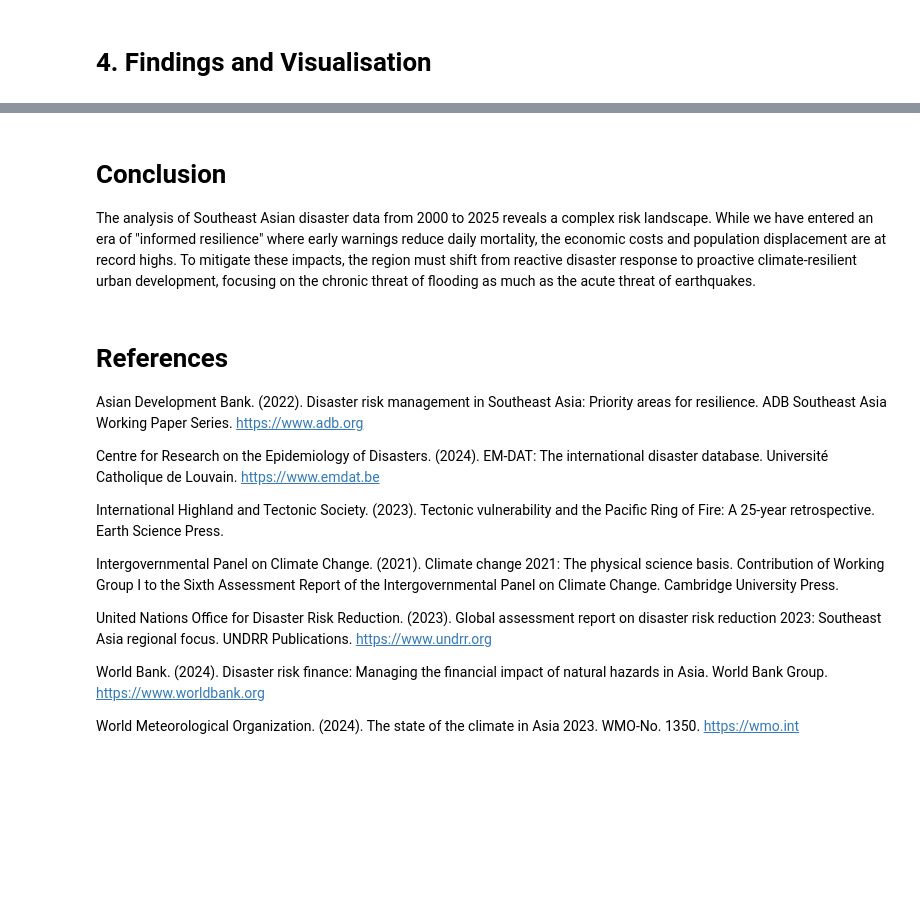
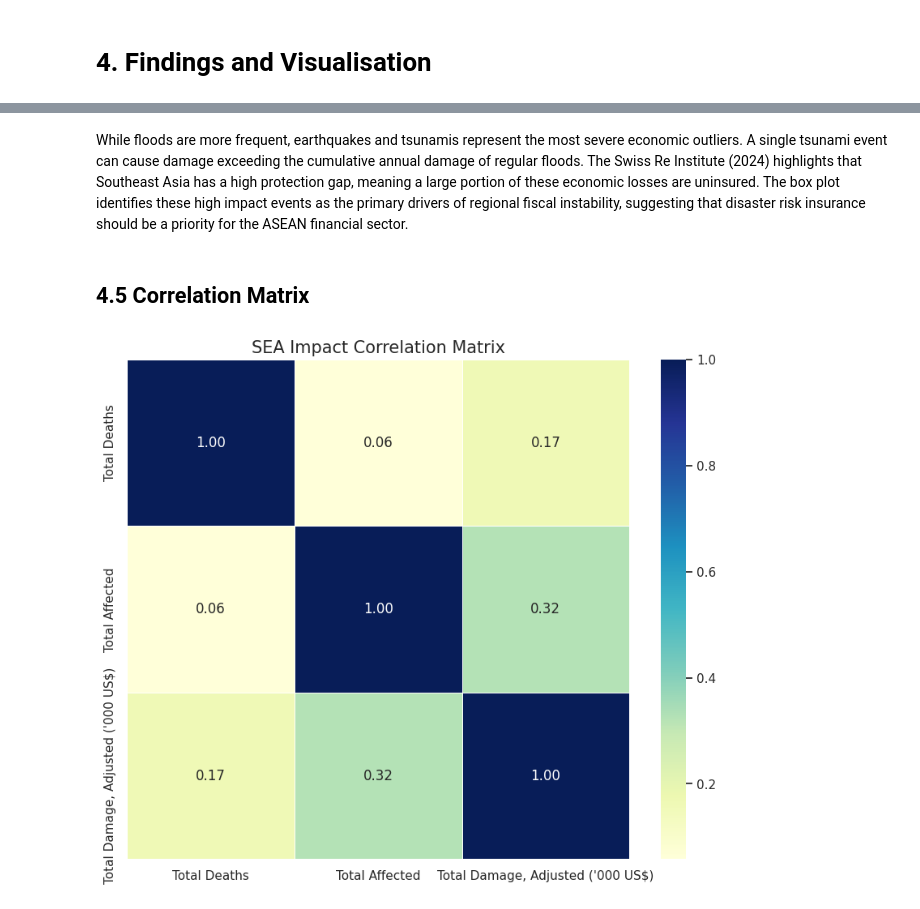
Before and after one commit to Rozieyati/Project_2_Data_Science, a Jupyter notebook: P166417_Impact_Analysis_of_Natural_Disasters_in_Asia.ipynb, the cells around one changed output, grey strips where cells are left out. Saved outputs shown, nothing was run; the diff lists cells and outputs as text; code cells hidden in the pictures; blank space fills up the shorter version.

```diff
--- a/P166417_Impact_Analysis_of_Natural_Disasters_in_Asia.ipynb
+++ b/P166417_Impact_Analysis_of_Natural_Disasters_in_Asia.ipynb
@@ -137,20 +160,12 @@ This phenomenon is documented in the World Bank (2024) Disaster Risk Finance rep
-# %% [markdown]
-# **Conclusion**
-
-The analysis of Southeast Asian disaster data from 2000 to 2025 reveals a complex risk landscape. While we have entered an era of "informed resilience" where early warnings reduce daily mortality, the economic costs and population displacement are at record highs. To mitigate these impacts, the region must shift from reactive disaster response to proactive climate-resilient urban development, focusing on the chronic threat of flooding as much as the acute threat of earthquakes.
-# %% [markdown]
-# **References**
-
-Asian Development Bank. (2022). Disaster risk management in Southeast Asia: Priority areas for resilience. ADB Southeast Asia Working Paper Series. https://www.adb.org
-
-Centre for Research on the Epidemiology of Disasters. (2024). EM-DAT: The international disaster database. Université Catholique de Louvain. https://www.emdat.be
-
-International Highland and Tectonic Society. (2023). Tectonic vulnerability and the Pacific Ring of Fire: A 25-year retrospective. Earth Science Press.
-
-Intergovernmental Panel on Climate Change. (2021). Climate change 2021: The physical science basis. Contribution of Working Group I to the Sixth Assessment Report of the Intergovernmental Panel on Climate Change. Cambridge University Press.
-
-United Nations Office for Disaster Risk Reduction. (2023). Global assessment report on disaster risk reduction 2023: Southeast Asia regional focus. UNDRR Publications. https://www.undrr.org
-
-World Bank. (2024). Disaster risk finance: Managing the financial impact of natural hazards in Asia. World Bank Group. https://www.worldbank.org
-
-World Meteorological Organization. (2024). The state of the climate in Asia 2023. WMO-No. 1350. https://wmo.int
+# %% [markdown]
+While floods are more frequent, earthquakes and tsunamis represent the most severe economic outliers. A single tsunami event can cause damage exceeding the cumulative annual damage of regular floods. The Swiss Re Institute (2024) highlights that Southeast Asia has a high protection gap, meaning a large portion of these economic losses are uninsured. The box plot identifies these high impact events as the primary drivers of regional fiscal instability, suggesting that disaster risk insurance should be a priority for the ASEAN financial sector.
+# %% [markdown]
+## **4.5 Correlation Matrix**
+# %%
+plt.figure(figsize=(10, 8))
+corr = df_sea[['Total Deaths', 'Total Affected', "Total Damage, Adjusted ('000 US$)"]].corr()
+sns.heatmap(corr, annot=True, cmap='YlGnBu', fmt=".2f", linewidths=0.5)
+plt.title('SEA Impact Correlation Matrix', fontsize=15)
+plt.show()
+# %% [output]
+[figure, added]
```
Also changed, not shown: parts of 36 cells of this notebook.
